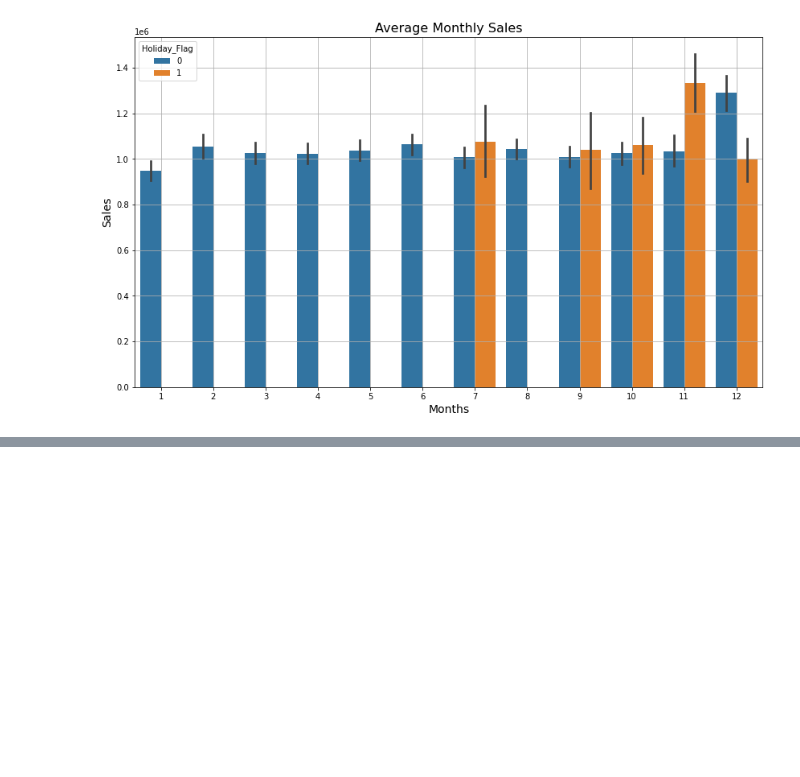
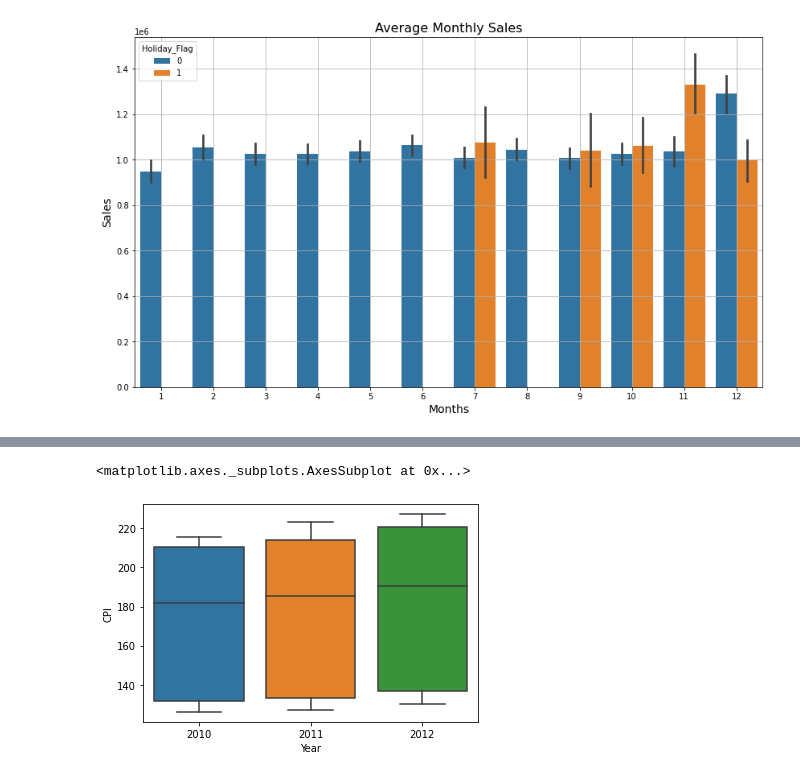
Before and after one commit to Haritha-datascientist/WalmartSalesPrediction, a Jupyter notebook: walmart_insights_prediction.ipynb, the cells around one changed output, grey strips where cells are left out. Saved outputs shown, nothing was run; the diff lists cells and outputs as text; code cells hidden in the pictures; blank space fills up the shorter version.

```diff
--- a/walmart_insights_prediction.ipynb
+++ b/walmart_insights_prediction.ipynb
@@ -214,0 +166,5 @@ plt.show()
+# %%
+sns.boxplot(y="CPI",x="Year",data=df)
+# %% [output]
+<matplotlib.axes._subplots.AxesSubplot at 0x...>
+[figure, added]
```
Also changed, not shown: parts of 16 cells of this notebook.
